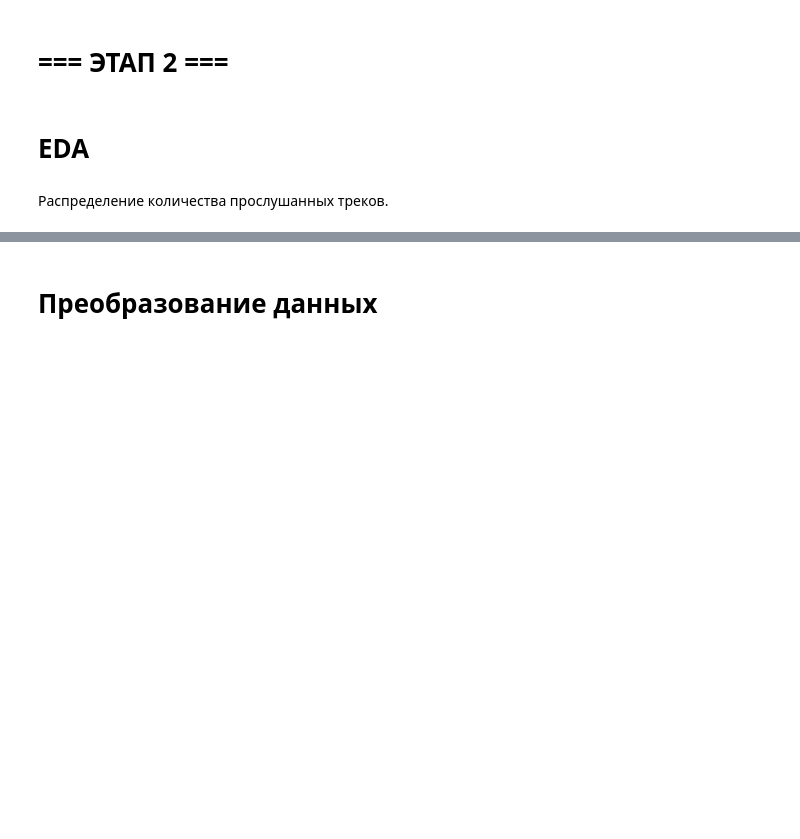
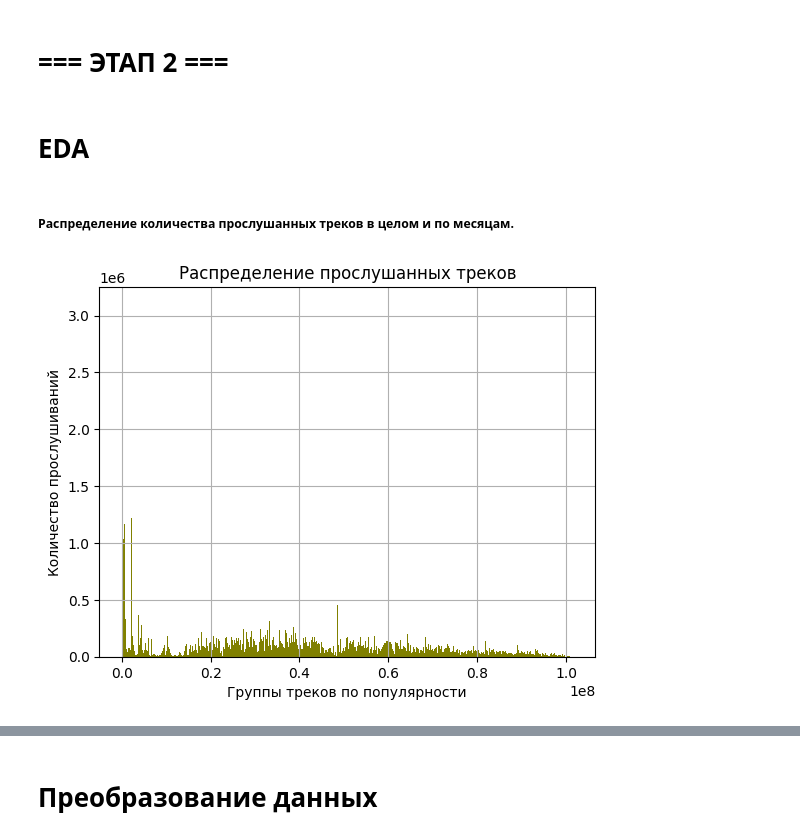
Before and after one commit to yandex-praktikum/mle-project-sprint-4-v001, a Jupyter notebook: recommendations.ipynb, the cells around one changed output, grey strips where cells are left out. Cells and saved outputs as stored; diff of their text form; code cells hidden in the pictures; blank space fills up the shorter version.

```diff
--- a/recommendations.ipynb
+++ b/recommendations.ipynb
@@ -26,4 +315,12 @@
 # %% [markdown]
 # EDA
 # %% [markdown]
-Распределение количества прослушанных треков.
+##### Распределение количества прослушанных треков в целом и по месяцам.
+# %%
+events.track_id.hist(bins=1000, color="olive")
+plt.xlabel("Группы треков по популярности")
+plt.ylabel("Количество прослушиваний")
+plt.title("Распределение прослушанных треков")
+plt.show()
+# %% [output]
+[figure, added]
```
Also changed, not shown: parts of 193 cells of this notebook.
